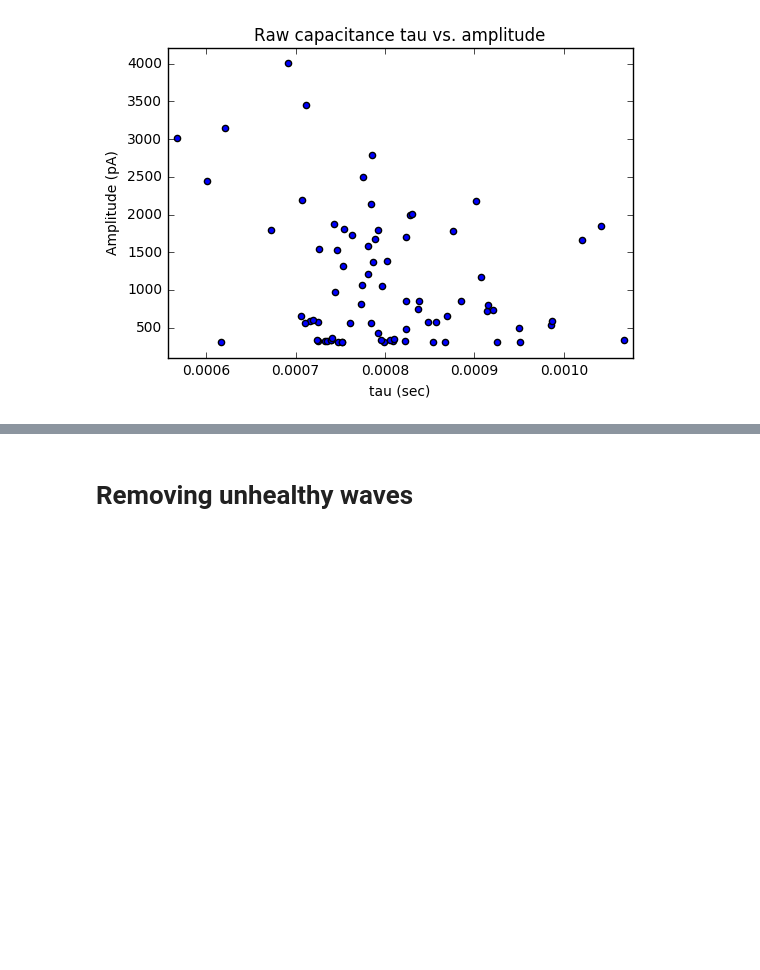
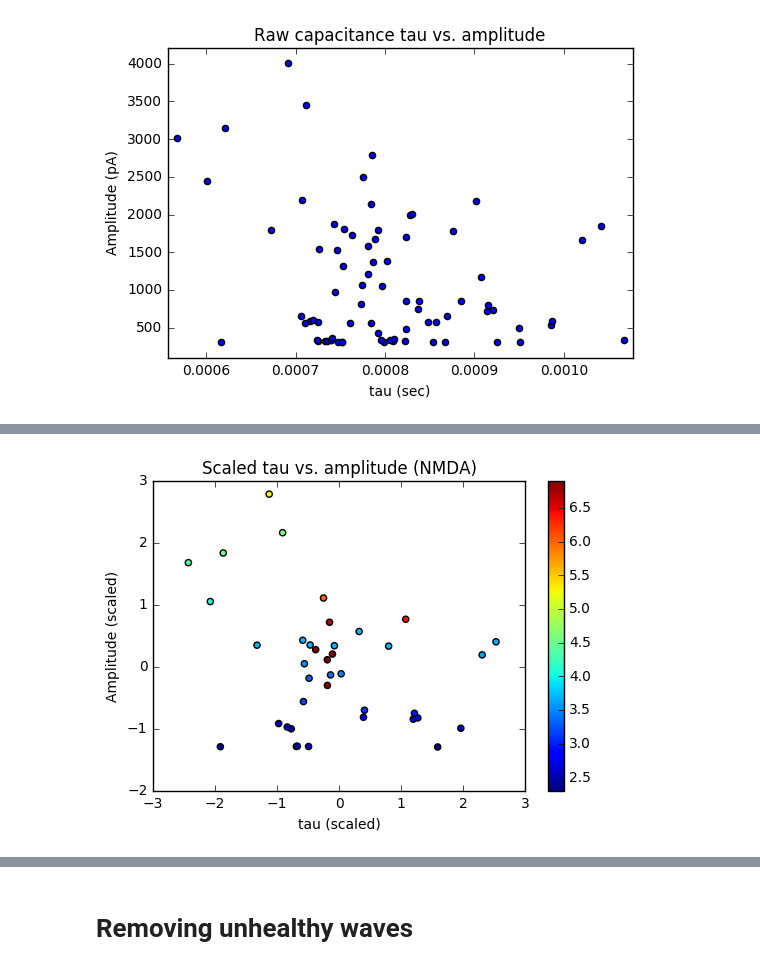
Before and after one commit to yuwie10/ephysAnalysis, a Jupyter notebook: ephysAnalysis2.ipynb, the cells around one changed output, grey strips where cells are left out. Cells and saved outputs as stored; diff of their text form; code cells hidden in the pictures; blank space fills up the shorter version.

```diff
--- a/ephysAnalysis2.ipynb
+++ b/ephysAnalysis2.ipynb
@@ -189,0 +269,10 @@ plt.show();
+# %%
+toPlot = capVSmaxN
+plt.scatter(toPlot['capTauScaled'], toPlot['maxScaled'], c = toPlot['logStimInt'])
+plt.title('Scaled tau vs. amplitude (NMDA)')
+plt.xlabel('tau (scaled)')
+plt.ylabel('Amplitude (scaled)')
+plt.colorbar()
+plt.show();
+# %% [output]
+[figure, added]
```
Also changed, not shown: parts of 15 cells of this notebook.
